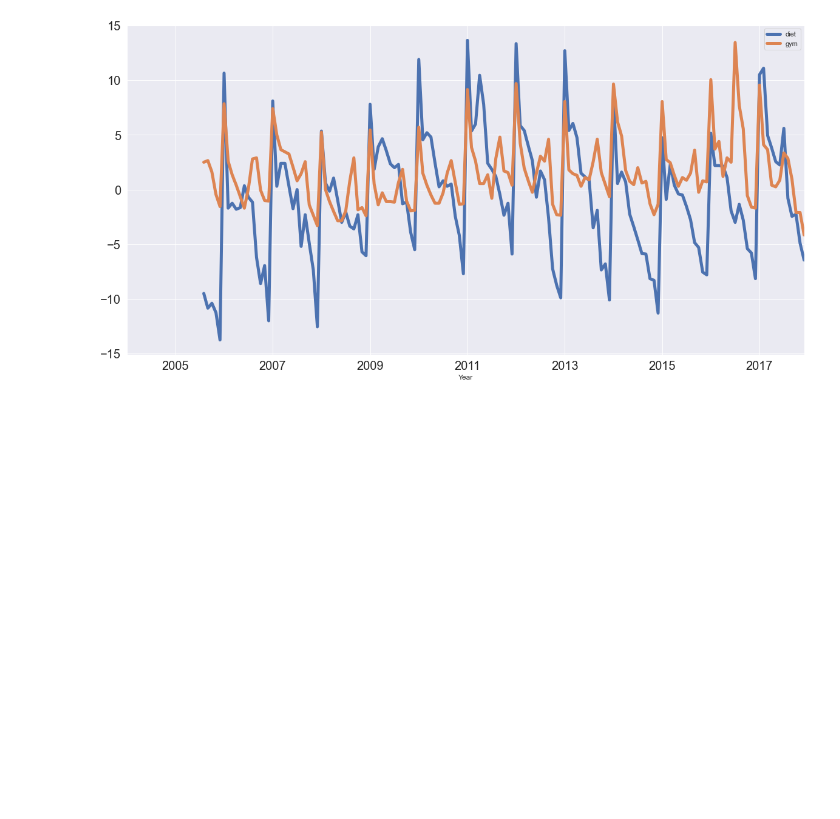
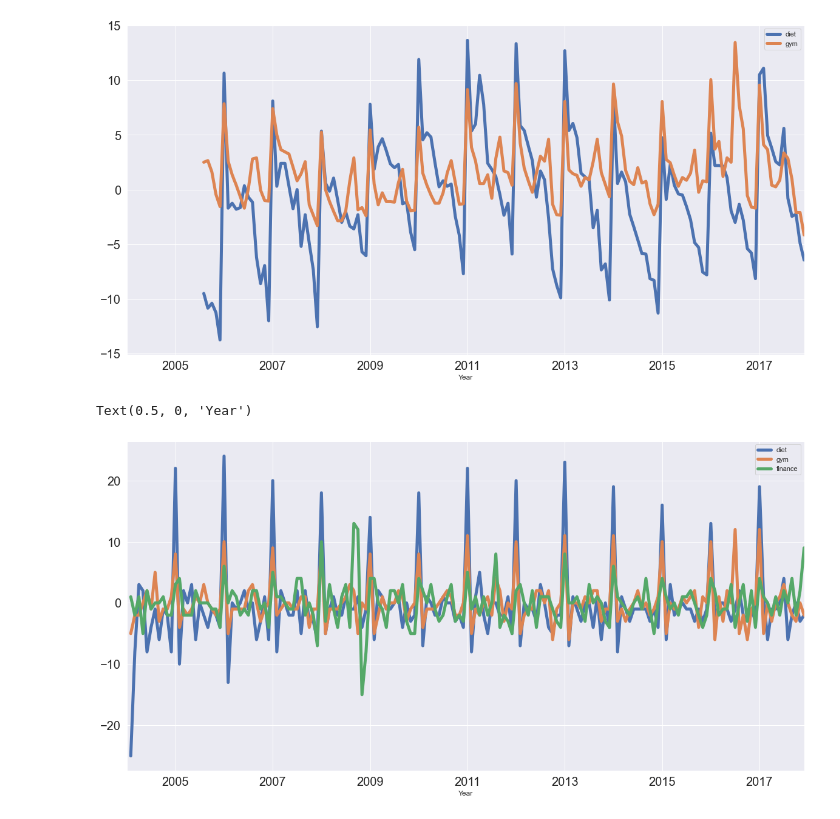
Before and after one commit to Dahadera/toiLabs, a Jupyter notebook: toiLab6/toi6notebook.ipynb, the cells around one changed output. Cells and saved outputs as stored; diff of their text form; code cells hidden in the pictures; blank space fills up the shorter version.

```diff
--- a/toiLab6/toi6notebook.ipynb
+++ b/toiLab6/toi6notebook.ipynb
@@ -72,3 +81,10 @@ plt.xlabel('Year')
 # %% [output]
 Text(0.5, 0, 'Year')
 [figure]
+# %%
+assert np.all((diet.diff() == diet - diet.shift())[1:])
+df.diff().plot(figsize=(20,10), linewidth=5, fontsize=20)
+plt.xlabel('Year')
+# %% [output]
+Text(0.5, 0, 'Year')
+[figure, added]
```
Also changed, not shown: parts of 12 cells of this notebook, 2 other files.
